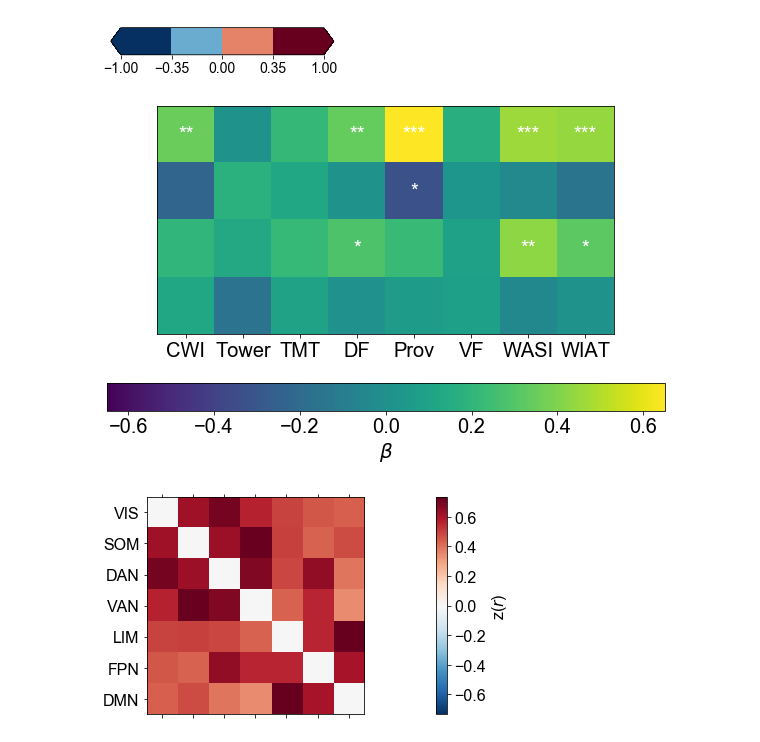
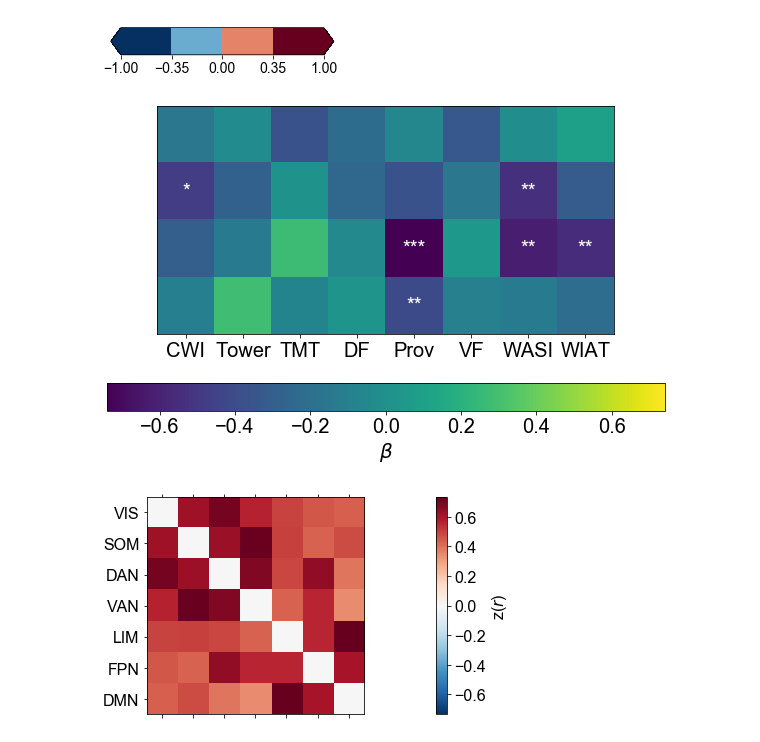
Before and after one commit to htwangtw/patterns-of-thought, a Jupyter notebook: notebooks/4.0-Ploting.ipynb, the cells around one changed output. Drawn from its saved outputs; the diff is of its cells as text; code cells hidden in the pictures.

Commit message:
confounds
preliminary analysis with confounds cleaning

```diff
--- a/notebooks/4.0-Ploting.ipynb
+++ b/notebooks/4.0-Ploting.ipynb
@@ -20,11 +20,11 @@ from src.visualise import *
 import joblib
 # %%
 dat_path = './data/processed/dict_SCCA_data_prepro_11082017.pkl'
-model_path = './models/SCCA_4_0.70_0.30.pkl'
-df_path = './data/processed/NYCQ_CCA_score_4_0.7_0.3.pkl'
+model_path = './models/SCCA_confoundclean_4_0.50_0.70.pkl'
+df_path = './data/processed/NYCQ_CCA_score_confoundclean_4_0.5_0.7.pkl'
 # load data
 dataset = load_pkl(dat_path)
-model = joblib.load('./models/SCCA_4_0.70_0.30.pkl')
+model = joblib.load(model_path)
 df = pd.read_pickle(df_path)
 # %%
 model.cancorr_
@@ -33,5 +33,5 @@ array([ 0.21688041,  0.1965032 ,  0.16775203,  0.1575711 ])
 # %%
-u, v = model.u * [-1, 1, 1, 1], model.v * [-1, 1, 1, 1] # reverse nuber one for intepretation
+u, v = model.u * [1, 1, 1, 1], model.v * [1, 1, 1, 1] # reverse nuber one for intepretation
 n = model.n_components
 # %%
 set_text_size(12)
@@ -238,38 +238,38 @@ plt.show()
 # %% [output]
 [figure]
 # %%
-beta_val = pd.read_table('./reports/ver1/paraest.txt', header=None).T
-p_val = pd.read_table('./reports/ver1/paraest_p.txt', header=None).T
+beta_val = pd.read_table('./reports/paraest.txt', header=None).T
+p_val = pd.read_table('./reports/paraest_p.txt', header=None).T
 # %%
 # plot univariate results
 set_text_size(20)
 
 fig = plt.figure(figsize=(10,6))
 ax = fig.add_subplot(111)
 
-beta = ax.matshow(beta_val.values[3:, :], vmax=np.max(np.abs(beta_val.values)), vmin=-np.max(np.abs(beta_val.values)))
+beta = ax.matshow(beta_val.values[1:, :], vmax=np.max(np.abs(beta_val.values)), vmin=-np.max(np.abs(beta_val.values)))
 # ax.set_title('Parameter estimation', )
 cb = plt.colorbar(beta, orientation='horizontal')
 cb.set_label(r'$\beta$')
 ax.set_xticks(range(8))
 # ax.set_yticks(range(4))
 ax.xaxis.set_ticks_position('bottom')
 ax.set_xticklabels(['CWI', 'Tower', 'TMT', 'DF', 'Prov', 'VF', 'WASI', 'WIAT'])
 ax.set_yticklabels([' ', ' ', ' ', ' '])
 ax.tick_params(axis='y', which='both', length=0)
 # add significant info
-for (j,i),p in np.ndenumerate(p_val.values[3:, :]):
+for (j,i),p in np.ndenumerate(p_val.values[1:, :]):
     if p < .001:
         plt.text(i,j,'***',ha='center',va='center', color='white')
     elif p < .01:
         plt.text(i,j,'**',ha='center',va='center', color='white')
     elif p < .05:
         plt.text(i,j,'*',ha='center',va='center', color='white')
 
-plt.savefig('./reports/parameter_estimates_sig.png', bbox_inches='tight', dpi=300)
+plt.savefig('./reports/parameter_estimates_sig_confoundclean.png', bbox_inches='tight', dpi=300)
 plt.show()
 # %% [output]
-[figure, old version]
+[figure, new version]
 # %%
 # Calculate the mean
 # FC_mean = zscore(np.mean(dataset['FC_Yeo7'], axis=0))
```
Also changed, not shown: parts of 7 cells of this notebook, 19 other files.
